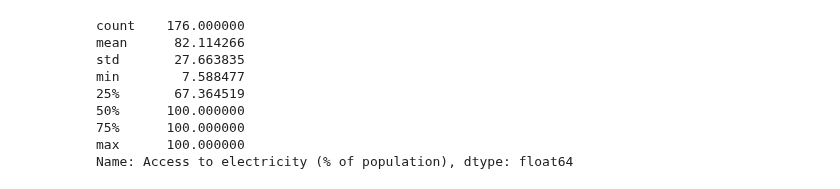
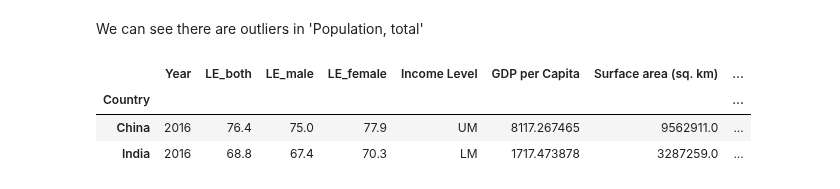
Before and after one commit to patrickFuerst/human_life_exp, a Jupyter notebook: Data_Processing(Attila).ipynb, the cells around one changed output. Drawn from its saved outputs; the diff is of its cells as text; code cells hidden in the pictures.

```diff
--- a/Data_Processing(Attila).ipynb
+++ b/Data_Processing(Attila).ipynb
@@ -9,13 +12,14 @@ import math
 import seaborn as sns
 from pandas.plotting import scatter_matrix
 
-data = pd.read_csv('data/processed/merged_data.csv', index_col=['Country', 'Year'])
+#data = pd.read_csv('data/processed/merged_data.csv', index_col=['Country', 'Year'])
+data = pd.read_csv('data/processed/merged_data.csv')
+data.set_index(['Country', 'Year'])
+#data.reset_index()
 # drop useless culumns
 data.drop(columns=['Last Updated: 11/14/2018', 'Data from database: World Development Indicators'], inplace=True)
 
 
-#data.reset_index()
-#data.set_index(['Country', 'Year'])
 
 #rename variable names
 # rename columns for convenience
@@ -312,20 +246,9 @@ Incidence of tuberculosis (per 100,000 people)
-# %%
-#cols = ['Individuals using the Internet (% of population)',
-#        'Access to electricity (% of population)']
-
-#data_last[['Individuals using the Internet (% of population)']].hist()
-
-col = 'Access to electricity (% of population)'
-#data_transformed[col] = data_last[col].transform(math.exp).copy
-
-data_last[col].describe()
-# %% [output]
-count    176.000000
-mean      82.114266
-std       27.663835
-min        7.588477
-25%       67.364519
-50%      100.000000
-75%      100.000000
-max      100.000000
-Name: Access to electricity (% of population), dtype: float64
+# %% [markdown]
+We can see there are outliers in 'Population, total'
+# %%
+display(data_last.sort_values('Population, total', ascending=False).head(2))
+# %% [output]
+|  | Year | LE_both | LE_male | LE_female | Income Level | GDP per Capita | Surface area (sq. km) | ... |
+| Country |  |  |  |  |  |  |  | ... |
+| China | 2016 | 76.4 | 75.0 | 77.9 | UM | 8117.267465 | 9562911.0 | ... |
+| India | 2016 | 68.8 | 67.4 | 70.3 | LM | 1717.473878 | 3287259.0 | ... |
```
Also changed, not shown: parts of 19 cells of this notebook.
